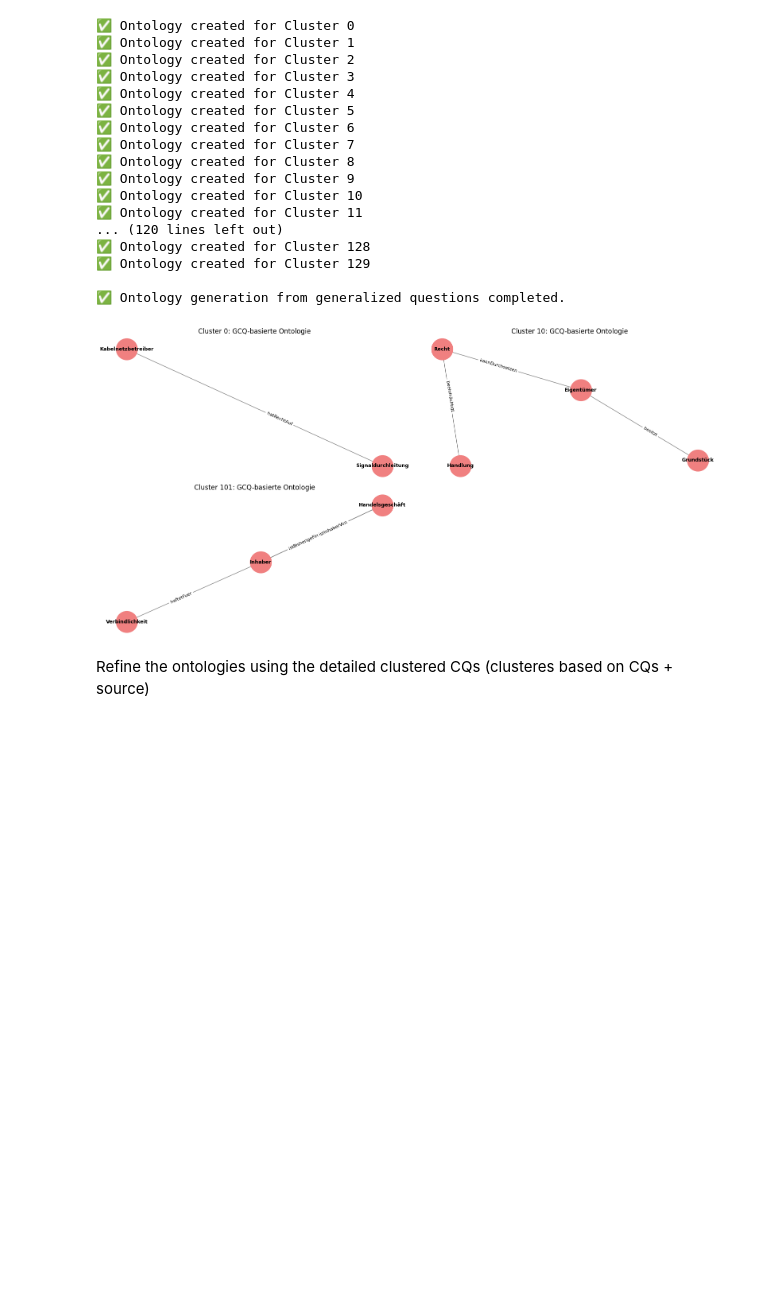
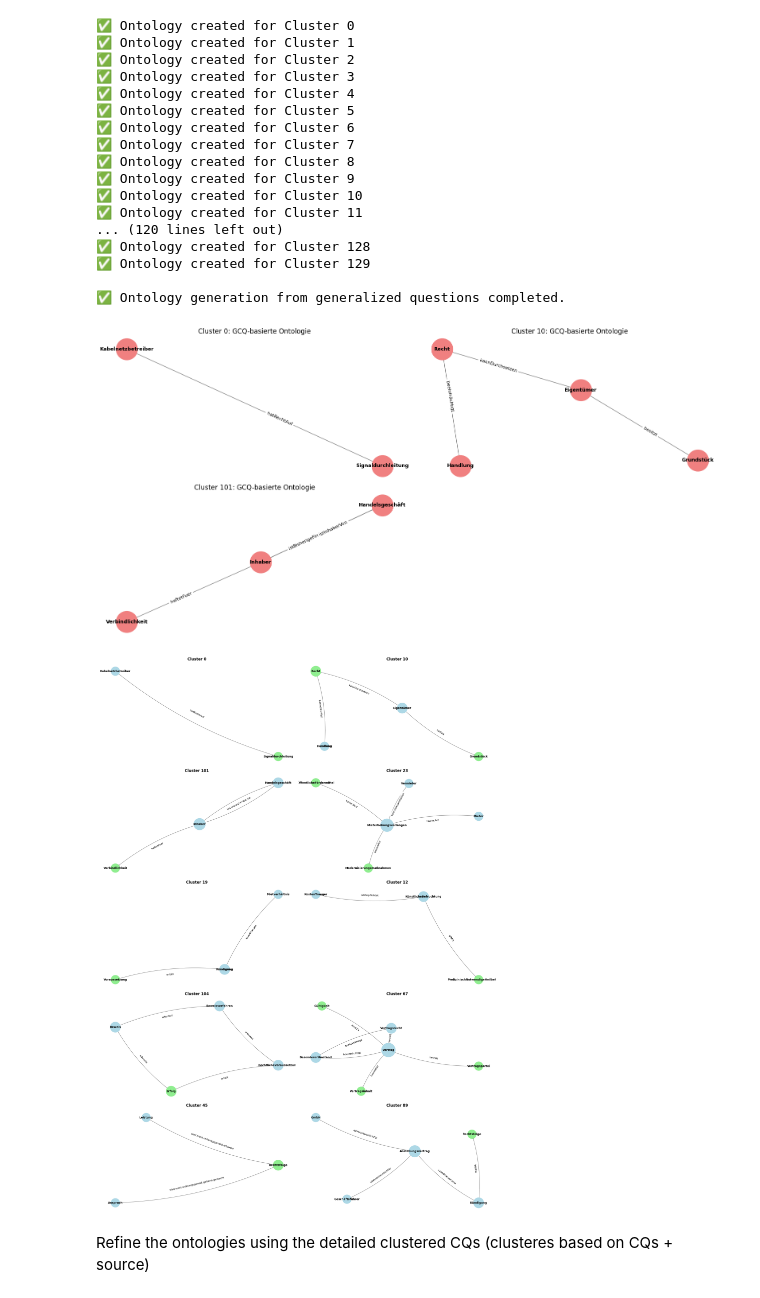
Before and after one commit to fabianstrue/CapstoneDATEV25, a Jupyter notebook: generate_ontologies_topdown_lj.ipynb, the cells around one changed output. Saved outputs shown, nothing was run; the diff lists cells and outputs as text; code cells hidden in the pictures; blank space fills up the shorter version.

Commit message:
Add more visualized clusters

```diff
--- a/generate_ontologies_topdown_lj.ipynb
+++ b/generate_ontologies_topdown_lj.ipynb
@@ -1861,6 +1861,74 @@ plt.tight_layout()
 plt.show()
 # %% [output]
 [figure]
+# %%
+import json
+import matplotlib.pyplot as plt
+import networkx as nx
+
+# === Load Ontologies ===
+with open("ontology_output/gcq_ontology_topdown_source.json", "r", encoding="utf-8") as f:
+    ontology_data = json.load(f)
+
+# === Specify 10 Desired Clusters ===
+selected_clusters = [
+    "Cluster 0", "Cluster 10", "Cluster 101",
+    "Cluster 23", "Cluster 19", "Cluster 12",
+    "Cluster 104", "Cluster 67", "Cluster 45", "Cluster 89"
+]
+
+# === Plot Setup ===
+num_clusters = len(selected_clusters)
+cols = 2
+rows = (num_clusters + 1) // cols
+fig, axes = plt.subplots(rows, cols, figsize=(18, 5 * rows))
+axes = axes.flatten()
+
+for i, cluster_id in enumerate(selected_clusters):
+    data = ontology_data.get(cluster_id)
+    ax = axes[i]
+
+    if not data:
+        print(f"⚠️ Cluster {cluster_id} not found in data.")
+        ax.set_title(f"{cluster_id}: Not found")
+        ax.axis("off")
+        continue
+
+    ontology = data.get("ontology", {})
+    relationships = ontology.get("relationships", [])
+
+    if not relationships:
+        ax.set_title(f"{cluster_id}: No relationships")
+        ax.axis("off")
+        continue
+
+    G = nx.DiGraph()
+    for subj, pred, obj in relationships:
+        G.add_edge(subj, obj, label=pred)
+
+    pos = nx.spring_layout(G, k=1.3, seed=42)
+    degrees = dict(G.degree())
+
+    node_colors = ["lightblue" if node in [r[0] for r in relationships] else "lightgreen" for node in G.nodes()]
+    node_sizes = [500 + degrees[n] * 300 for n in G.nodes()]
+
+    nx.draw_networkx_nodes(G, pos, ax=ax, node_color=node_colors, node_size=node_sizes)
+    nx.draw_networkx_labels(G, pos, ax=ax, font_size=9, font_weight="bold")
+    nx.draw_networkx_edges(G, pos, ax=ax, edge_color="gray", arrows=True, arrowsize=12, connectionstyle="arc3,rad=0.1")
+    nx.draw_networkx_edge_labels(G, pos, edge_labels=nx.get_edge_attributes(G, "label"), font_size=8, ax=ax)
+
+    # Show only cluster ID as title (no GCQ)
+    ax.set_title(f"{cluster_id}", fontsize=12, fontweight="bold")
+    ax.axis("off")
+
+# Hide any unused subplots
+for j in range(i + 1, len(axes)):
+    axes[j].axis("off")
+
+plt.tight_layout()
+plt.show()
+# %% [output]
+[figure, added]
 # %% [markdown]
 Refine the ontologies using the detailed clustered CQs  (clusteres based on CQs + source)
 # %%
```
Also changed, not shown: parts of 1 cell of this notebook.
